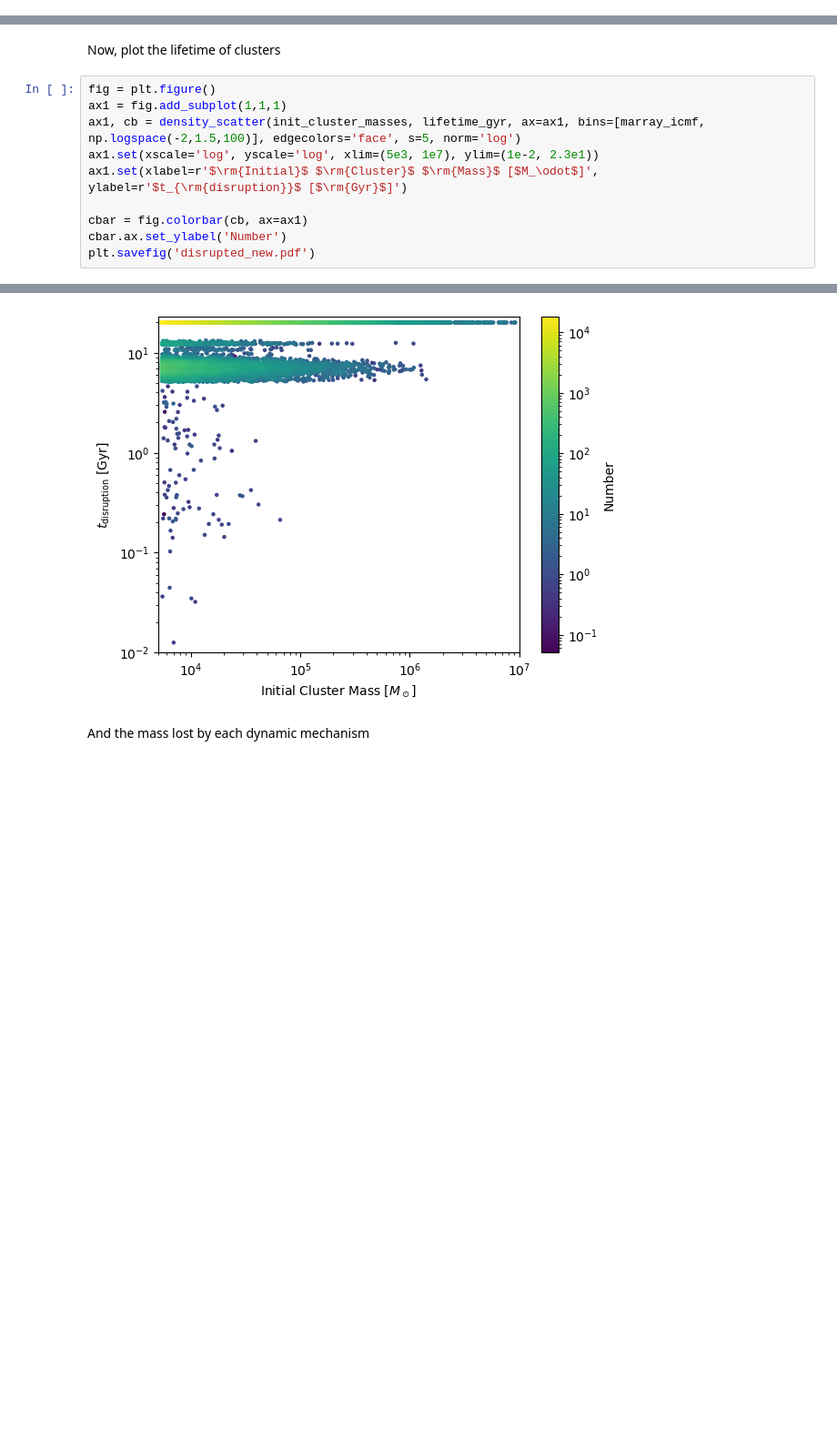
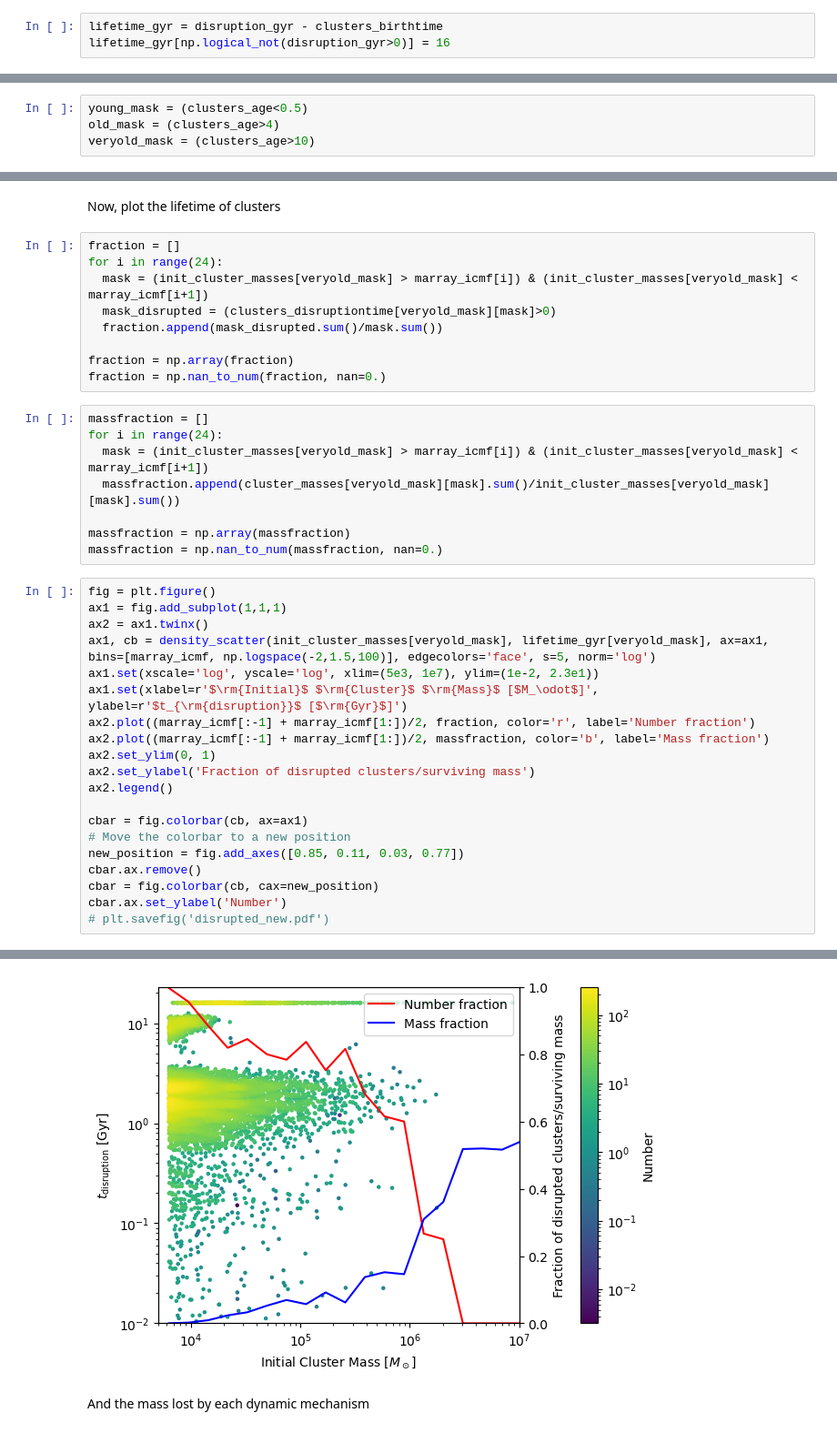
Before and after one commit to pablocoque/post_process_routines, a Jupyter notebook: mass_functions_compare.ipynb, the cells around one changed output, grey strips where cells are left out. Shown: that part at 91% size. Drawn from its saved outputs; the diff is of its cells as text; blank space fills up the shorter version.

```diff
--- a/mass_functions_compare.ipynb
+++ b/mass_functions_compare.ipynb
@@ -103,3 +109,6 @@ lifetime_gyr[np.logical_not(disruption_time>0)] = 20
+# %%
+lifetime_gyr = disruption_gyr - clusters_birthtime
+lifetime_gyr[np.logical_not(disruption_gyr>0)] = 16
 # %% [markdown]
 Just for curiosity, check how many stars formed more mass in clusters than its actual mass
 # %%
@@ -196,3 +197,7 @@ veryold_mask = (clusters_birthtime>10)
+# %%
+young_mask = (clusters_age<0.5)
+old_mask = (clusters_age>4)
+veryold_mask = (clusters_age>10)
 # %% [markdown]
 Compare mass functions
 # %%
@@ -290,14 +295,41 @@ def density_scatter( x , y, ax = None, sort = True, bins = 20, **kwargs )   :
     return ax, h
 # %% [markdown]
 Now, plot the lifetime of clusters
+# %%
+fraction = []
+for i in range(24):
+  mask = (init_cluster_masses[veryold_mask] > marray_icmf[i]) & (init_cluster_masses[veryold_mask] < marray_icmf[i+1])
+  mask_disrupted = (clusters_disruptiontime[veryold_mask][mask]>0)
+  fraction.append(mask_disrupted.sum()/mask.sum())
+
+fraction = np.array(fraction)
+fraction = np.nan_to_num(fraction, nan=0.)
+# %%
+massfraction = []
+for i in range(24):
+  mask = (init_cluster_masses[veryold_mask] > marray_icmf[i]) & (init_cluster_masses[veryold_mask] < marray_icmf[i+1])
+  massfraction.append(cluster_masses[veryold_mask][mask].sum()/init_cluster_masses[veryold_mask][mask].sum())
+
+massfraction = np.array(massfraction)
+massfraction = np.nan_to_num(massfraction, nan=0.)
 # %%
 fig = plt.figure()
 ax1 = fig.add_subplot(1,1,1)
-ax1, cb = density_scatter(init_cluster_masses, lifetime_gyr, ax=ax1, bins=[marray_icmf, np.logspace(-2,1.5,100)], edgecolors='face', s=5, norm='log')
+ax2 = ax1.twinx()
+ax1, cb = density_scatter(init_cluster_masses[veryold_mask], lifetime_gyr[veryold_mask], ax=ax1, bins=[marray_icmf, np.logspace(-2,1.5,100)], edgecolors='face', s=5, norm='log')
 ax1.set(xscale='log', yscale='log', xlim=(5e3, 1e7), ylim=(1e-2, 2.3e1))
 ax1.set(xlabel=r'$\rm{Initial}$ $\rm{Cluster}$ $\rm{Mass}$ [$M_\odot$]', ylabel=r'$t_{\rm{disruption}}$ [$\rm{Gyr}$]')
+ax2.plot((marray_icmf[:-1] + marray_icmf[1:])/2, fraction, color='r', label='Number fraction')
+ax2.plot((marray_icmf[:-1] + marray_icmf[1:])/2, massfraction, color='b', label='Mass fraction')
+ax2.set_ylim(0, 1)
+ax2.set_ylabel('Fraction of disrupted clusters/surviving mass')
+ax2.legend()
 
 cbar = fig.colorbar(cb, ax=ax1)
+# Move the colorbar to a new position
+new_position = fig.add_axes([0.85, 0.11, 0.03, 0.77])
+cbar.ax.remove()
+cbar = fig.colorbar(cb, cax=new_position)
 cbar.ax.set_ylabel('Number')
-plt.savefig('disrupted_new.pdf')
+# plt.savefig('disrupted_new.pdf')
 # %% [output]
@@ -304,4 +337,4 @@ plt.savefig('disrupted_new.pdf')
-[figure, old version]
+[figure, new version]
 # %% [markdown]
 And the mass lost by each dynamic mechanism
 # %%
```
Also changed, not shown: parts of 35 cells of this notebook, 4 other files.
